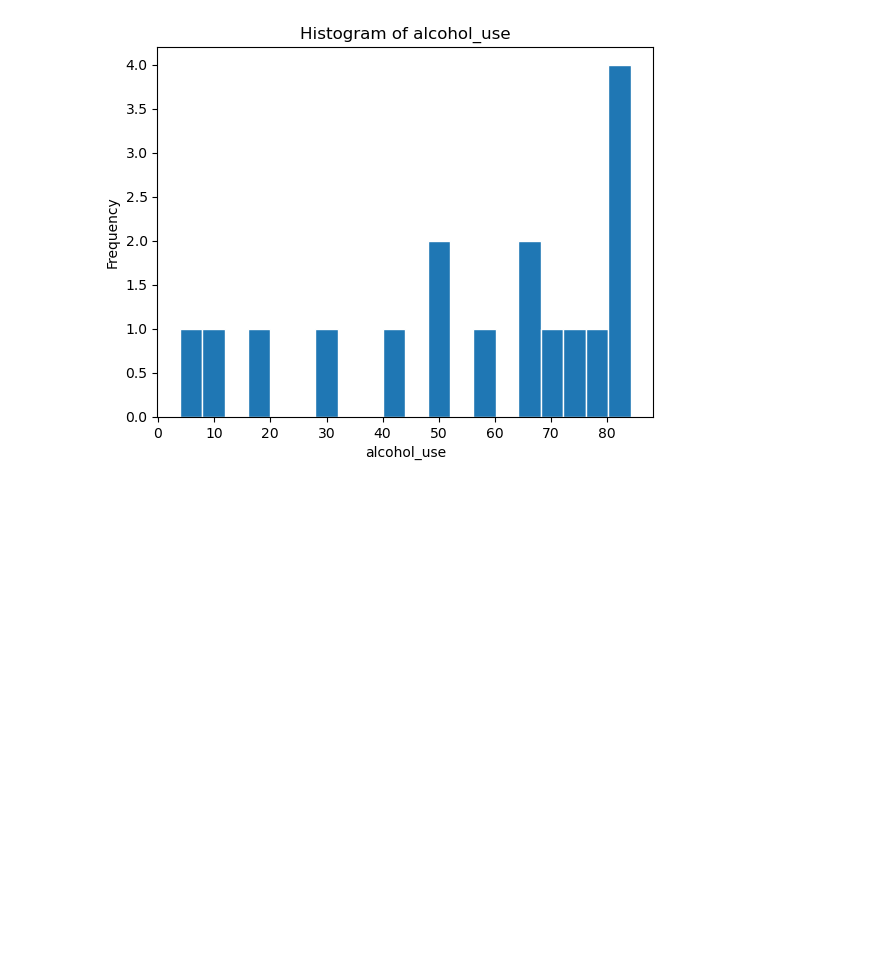
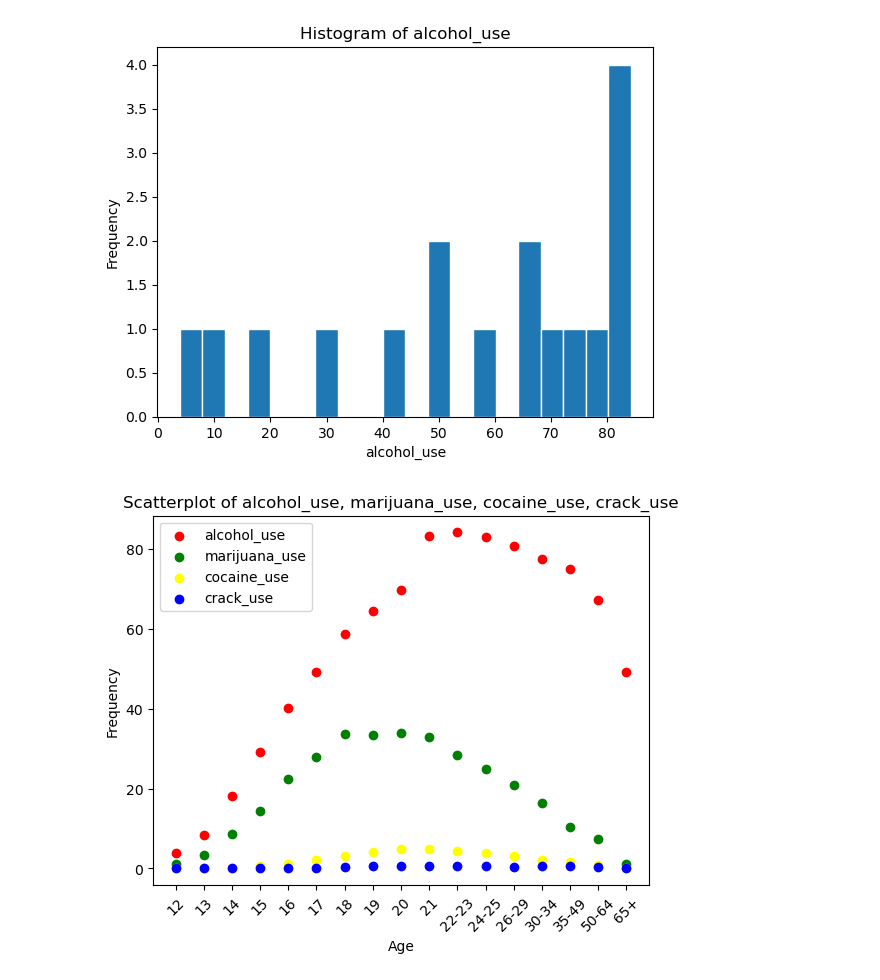
Before and after one commit to nogibjj/Su_Zhang_Cloud_Hosted_Notebook, a Jupyter notebook: main.ipynb, the cells around one changed output. Cells and saved outputs as stored; diff of their text form; code cells hidden in the pictures; blank space fills up the shorter version.

```diff
--- a/main.ipynb
+++ b/main.ipynb
@@ -47,3 +50,17 @@ output_hist = create_histogram(load_dataset(example_csv), "alcohol_use")
 assert output_hist is None
 # %% [output]
 [figure]
+# %%
+output_scatter = create_scatter(
+    load_dataset(example_csv),
+    [
+        "alcohol_use",
+        "marijuana_use",
+        "cocaine_use",
+        "crack_use",
+    ],
+    jupyter_output=True,
+)
+assert output_scatter is None
+# %% [output]
+[figure, added]
```
Also changed, not shown: parts of 3 cells of this notebook, 8 other files.
